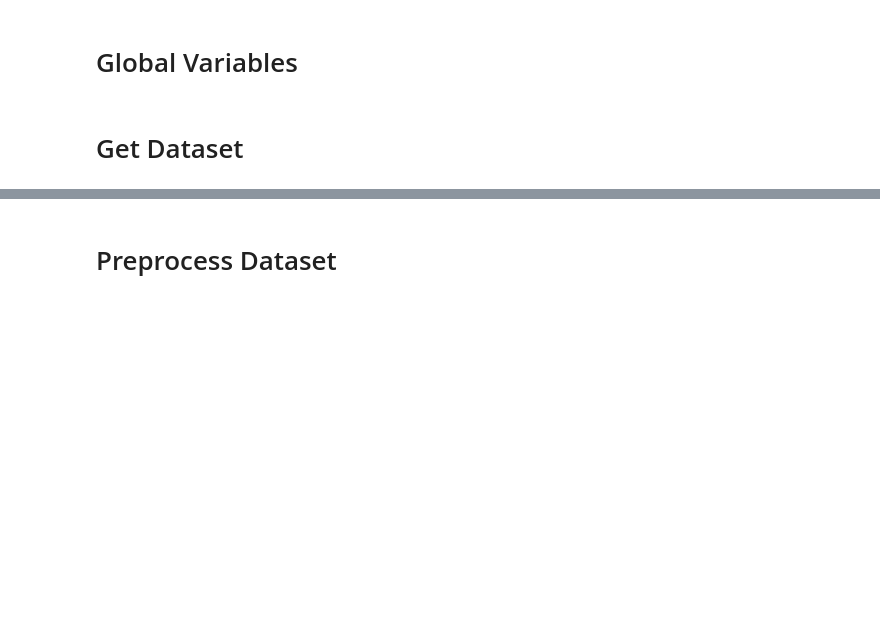
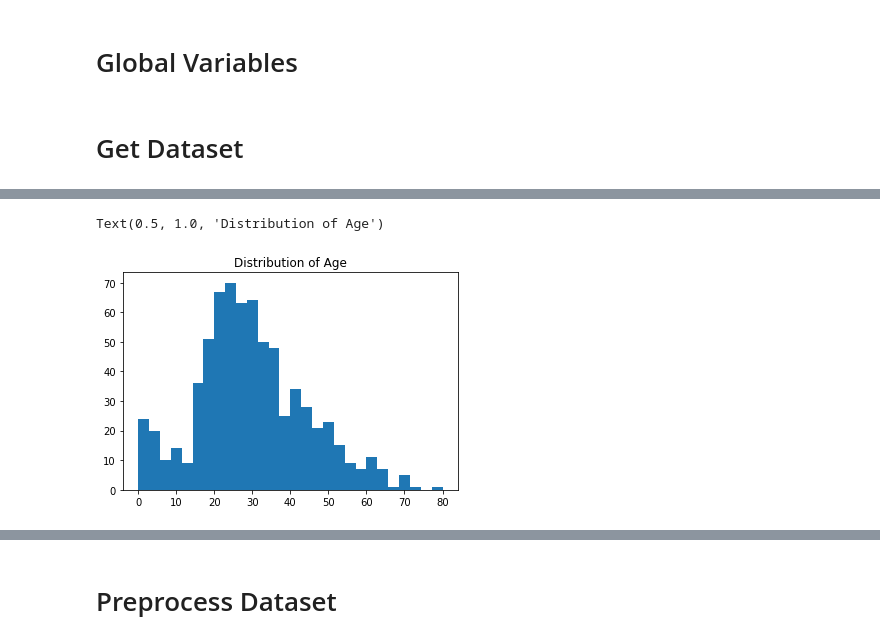
Before and after one commit to takahiroaoki/Titanic, a Jupyter notebook: main.ipynb, the cells around one changed output, grey strips where cells are left out. Saved outputs shown, nothing was run; the diff lists cells and outputs as text; code cells hidden in the pictures; blank space fills up the shorter version.

```diff
--- a/main.ipynb
+++ b/main.ipynb
@@ -44,0 +147,12 @@ trainData.head(10)
+# %%
+# Delete the data whose Age == null for analysis
+trainData_with_age = trainData_c[trainData_c["Age"] != numpy.nan]
+
+# Distribution of Age
+## The number of bins are sqare root of the number of data
+bins = numpy.linspace(0, 80, int(numpy.sqrt(len(trainData_with_age))))
+plt.hist(trainData_with_age["Age"], bins = bins)
+plt.title("Distribution of Age")
+# %% [output]
+Text(0.5, 1.0, 'Distribution of Age')
+[figure, added]
```
Also changed, not shown: parts of 21 cells of this notebook, 3 other files.
